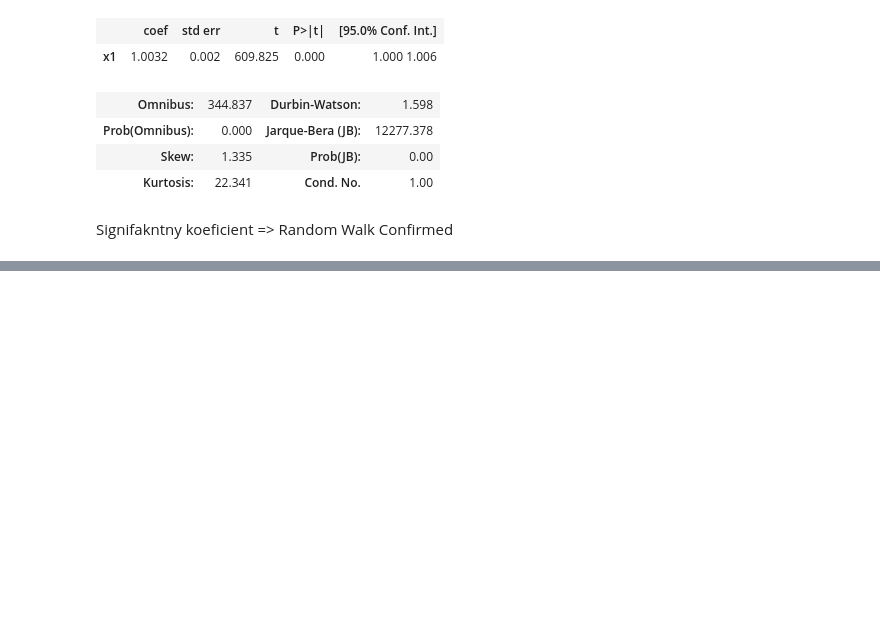
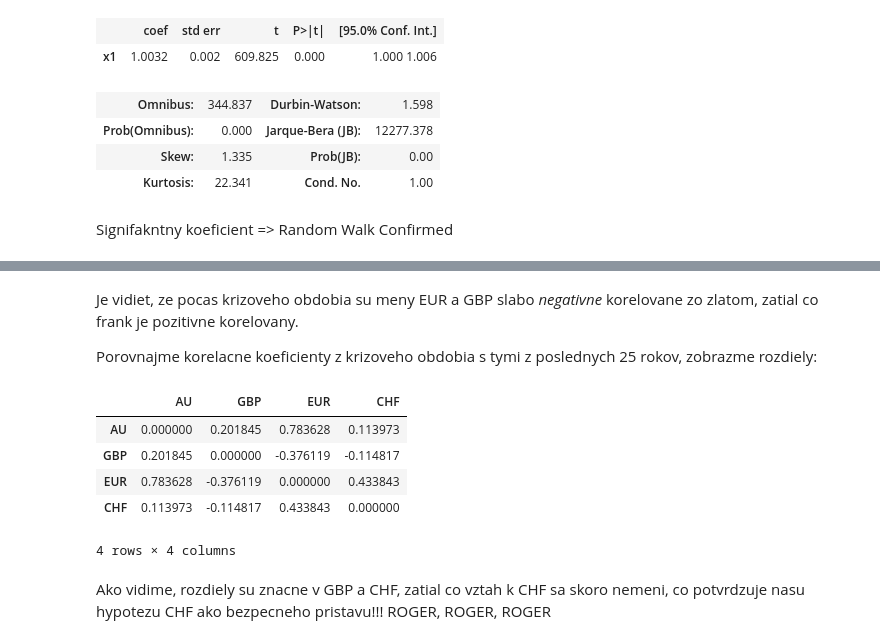
Before and after one commit to ankitvad/ML-FIN, a Jupyter notebook: Meny.ipynb, the cells around one changed output, grey strips where cells are left out. Cells and saved outputs as stored; diff of their text form; code cells hidden in the pictures; blank space fills up the shorter version.

```diff
--- a/Meny.ipynb
+++ b/Meny.ipynb
@@ -280,0 +306,15 @@ Signifakntny koeficient => Random Walk Confirmed
+# %% [markdown]
+Je vidiet, ze pocas krizoveho obdobia su meny EUR a GBP slabo *negativne* korelovane zo zlatom, zatial co frank je pozitivne korelovany.
+
+Porovnajme korelacne koeficienty z krizoveho obdobia s tymi z poslednych 25 rokov, zobrazme rozdiely:
+# %%
+rata.corr() - rata_kriza.corr()
+# %% [output]
+|  | AU | GBP | EUR | CHF |
+| AU | 0.000000 | 0.201845 | 0.783628 | 0.113973 |
+| GBP | 0.201845 | 0.000000 | -0.376119 | -0.114817 |
+| EUR | 0.783628 | -0.376119 | 0.000000 | 0.433843 |
+| CHF | 0.113973 | -0.114817 | 0.433843 | 0.000000 |
+4 rows × 4 columns
+# %% [markdown]
+Ako vidime, rozdiely su znacne v GBP a CHF, zatial co vztah k CHF sa skoro nemeni, co potvrdzuje nasu hypotezu CHF ako bezpecneho pristavu!!! ROGER, ROGER, ROGER
```
Also changed, not shown: parts of 6 cells of this notebook.
